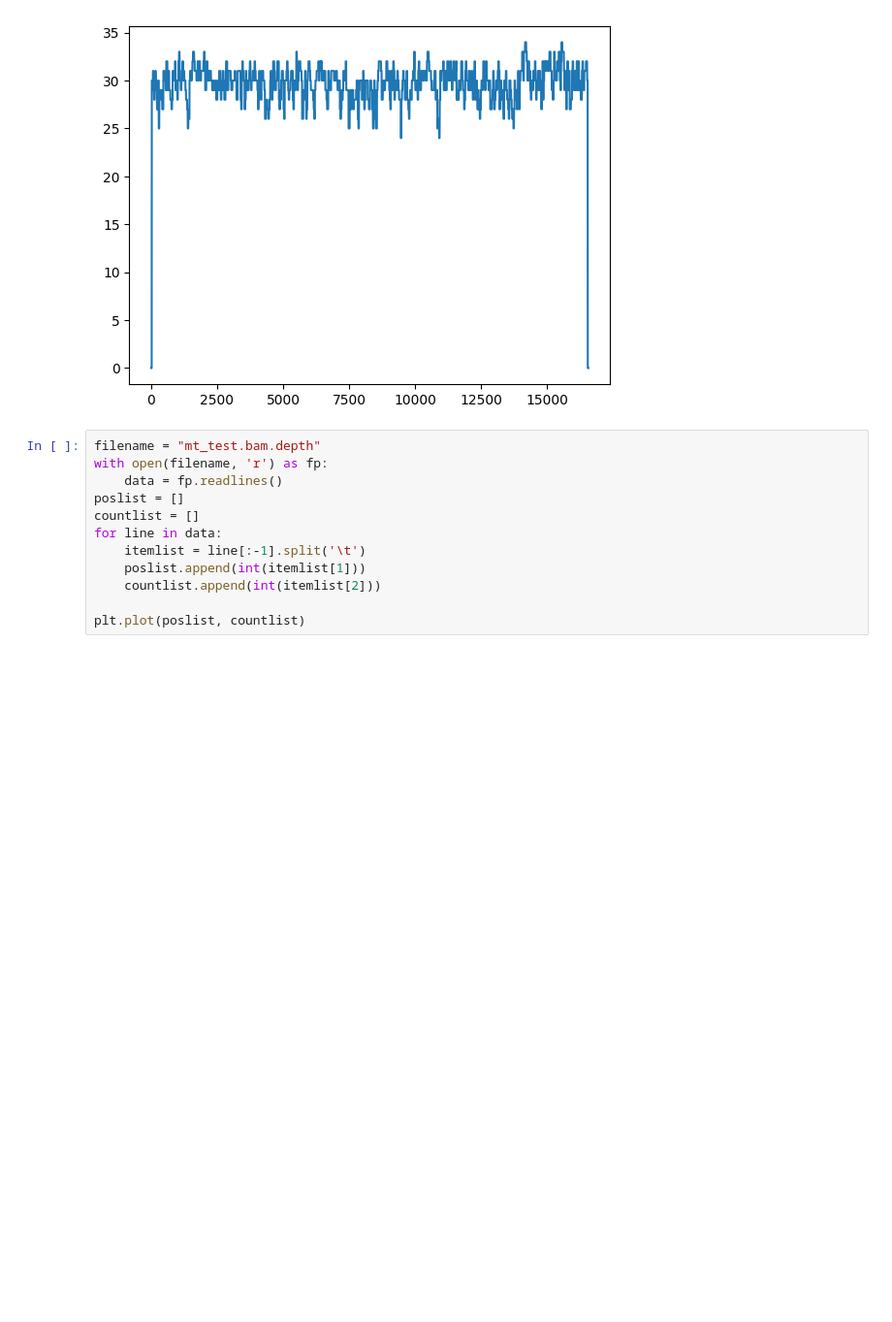
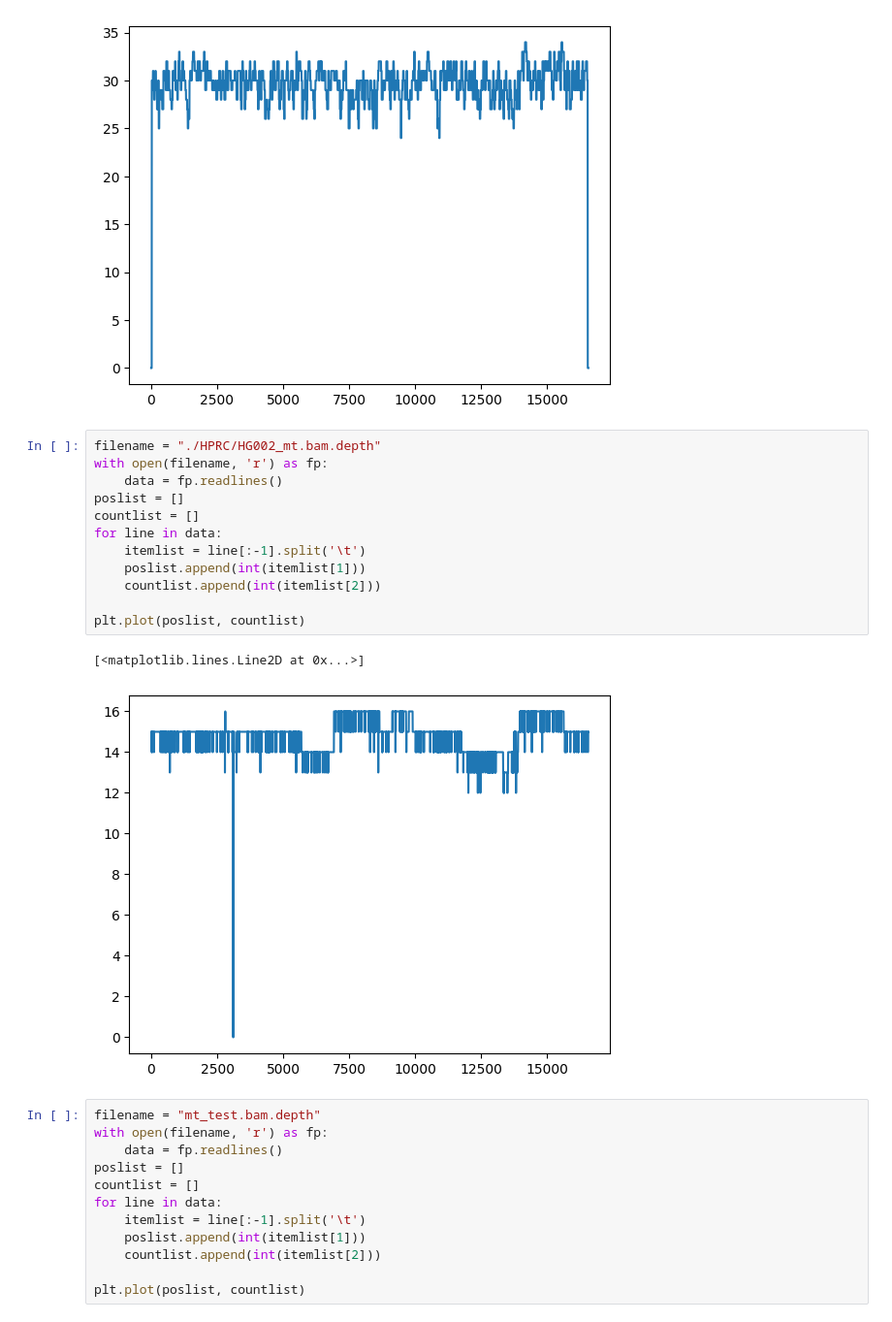
Before and after one commit to broadinstitute/mitograph, a Jupyter notebook: read_coverage_AF.ipynb, the cells around one changed output. Shown at 97% size. Saved outputs shown, nothing was run; the diff lists cells and outputs as text; blank space fills up the shorter version.

```diff
--- a/read_coverage_AF.ipynb
+++ b/read_coverage_AF.ipynb
@@ -120,6 +120,21 @@ plt.plot(coverage)
 # %% [output]
 [<matplotlib.lines.Line2D at 0x...>]
 [figure]
+# %%
+filename = "./HPRC/HG002_mt.bam.depth"
+with open(filename, 'r') as fp:
+    data = fp.readlines()
+poslist = []
+countlist = []
+for line in data:
+    itemlist = line[:-1].split('\t')
+    poslist.append(int(itemlist[1]))
+    countlist.append(int(itemlist[2]))
+
+plt.plot(poslist, countlist)
+# %% [output]
+[<matplotlib.lines.Line2D at 0x...>]
+[figure, added]
 # %%
 filename = "mt_test.bam.depth"
 with open(filename, 'r') as fp:
```
